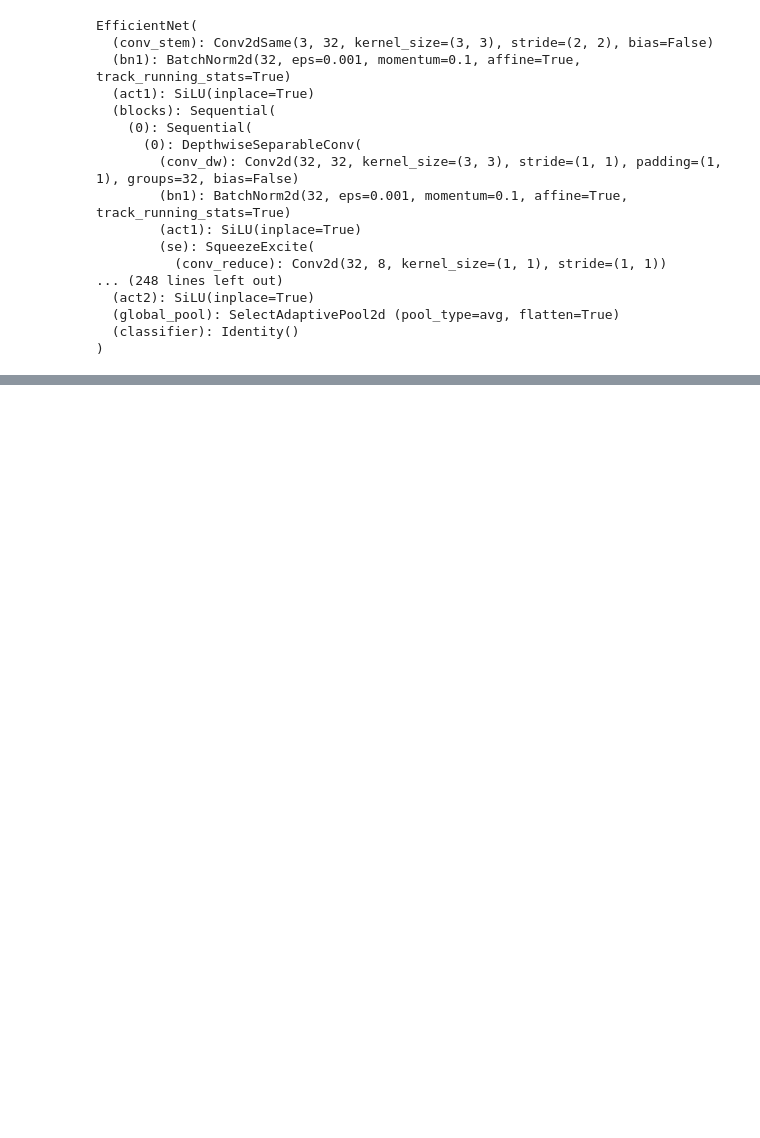
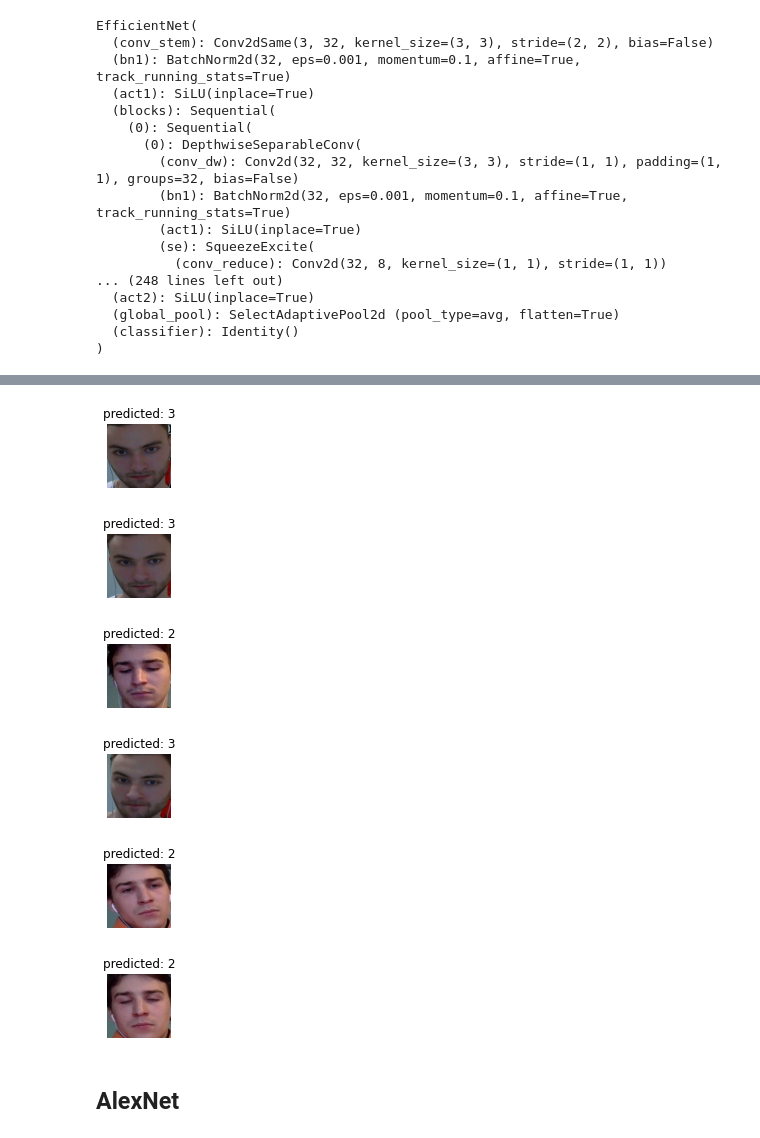
Before and after one commit to Pembo2008/engagement-recognition, a Jupyter notebook: course_project.ipynb, the cells around one changed output, grey strips where cells are left out. Cells and saved outputs as stored; diff of their text form; code cells hidden in the pictures; blank space fills up the shorter version.

```diff
--- a/course_project.ipynb
+++ b/course_project.ipynb
@@ -1205,0 +1490,18 @@ MSE: 2.4294222222222217
+# %%
+model_ft = models.resnet18(pretrained=False)
+num_ftrs = model_ft.fc.in_features
+# Alternatively, it can be generalized to nn.Linear(num_ftrs, len(class_names)).
+model_ft.fc = nn.Linear(num_ftrs, 4)
+
+model_ft = model_ft.to(device)
+
+criterion = nn.CrossEntropyLoss()
+
+# Observe that all parameters are being optimized
+optimizer_ft = torch.optim.SGD(model_ft.parameters(), lr=0.001, momentum=0.9)
+
+# Decay LR by a factor of 0.1 every 7 epochs
+exp_lr_scheduler = torch.optim.lr_scheduler.StepLR(optimizer_ft, step_size=7, gamma=0.1)
+# %%
+model_ft = train_model(model_ft, criterion, optimizer_ft, exp_lr_scheduler,
+                       num_epochs=25)
@@ -1205,0 +1526,11 @@ MSE: 2.4294222222222217
+# %%
+visualize_model(model_ft)
+# %% [output]
+[figure, added]
+[figure, added]
+[figure, added]
+[figure, added]
+[figure, added]
+[figure, added]
+# %% [markdown]
+## AlexNet
```
Also changed, not shown: parts of 67 cells of this notebook.
